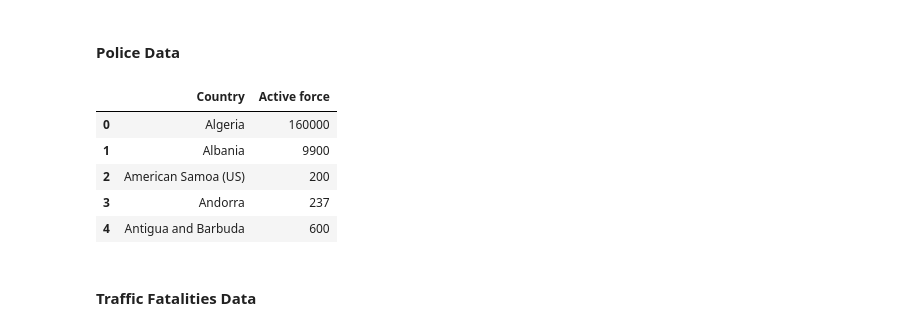
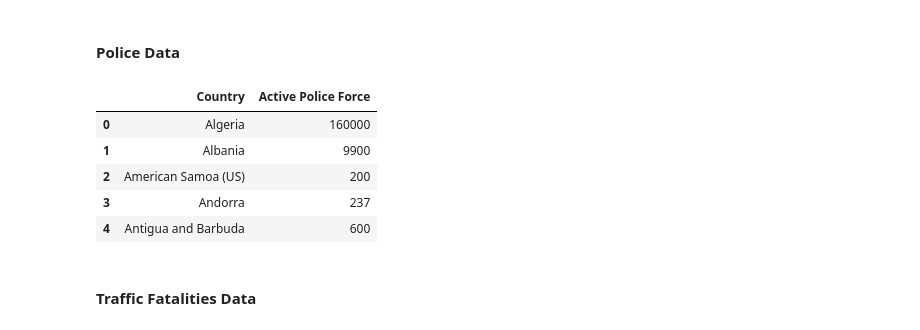
Before and after one commit to JasNjoku/Data-Analysis-CA, a Jupyter notebook: index_building.ipynb, the cells around one changed output. Cells and saved outputs as stored; diff of their text form; code cells hidden in the pictures.

```diff
--- a/index_building.ipynb
+++ b/index_building.ipynb
@@ -195,12 +202,14 @@ natural_disaster_data.head()
 # %%
 police_data = pd.read_csv("./data/police_wikipedia_per_country.csv")
 
 police_data = police_data[["Country or dependency", "Active force"]]
+
+police_data.rename(columns={"Active force": "Active Police Force"}, inplace=True)
 police_data.rename(columns={"Country or dependency": "Country"}, inplace=True)
 
 police_data.head()
 # %% [output]
-|  | Country | Active force |
+|  | Country | Active Police Force |
 | 0 | Algeria | 160000 |
 | 1 | Albania | 9900 |
 | 2 | American Samoa (US) | 200 |
```
Also changed, not shown: parts of 16 cells of this notebook, 1 other file.
